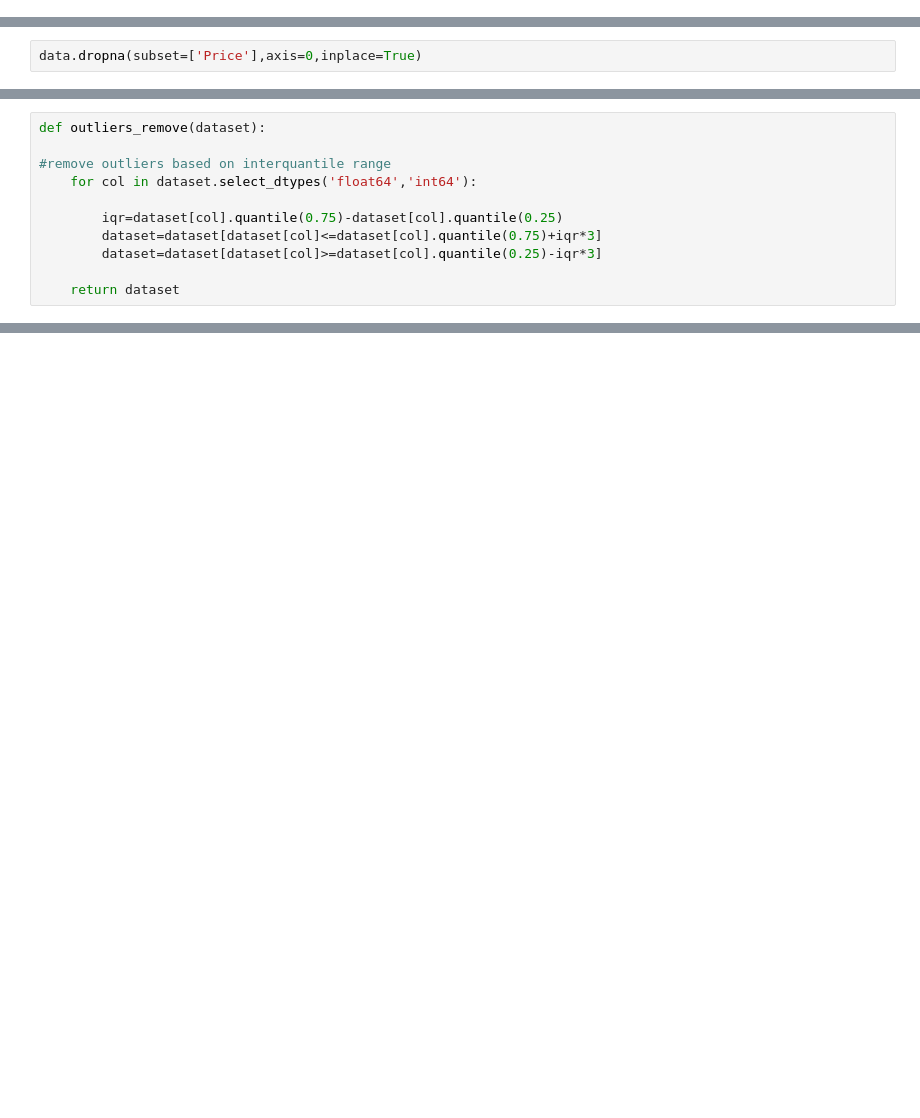
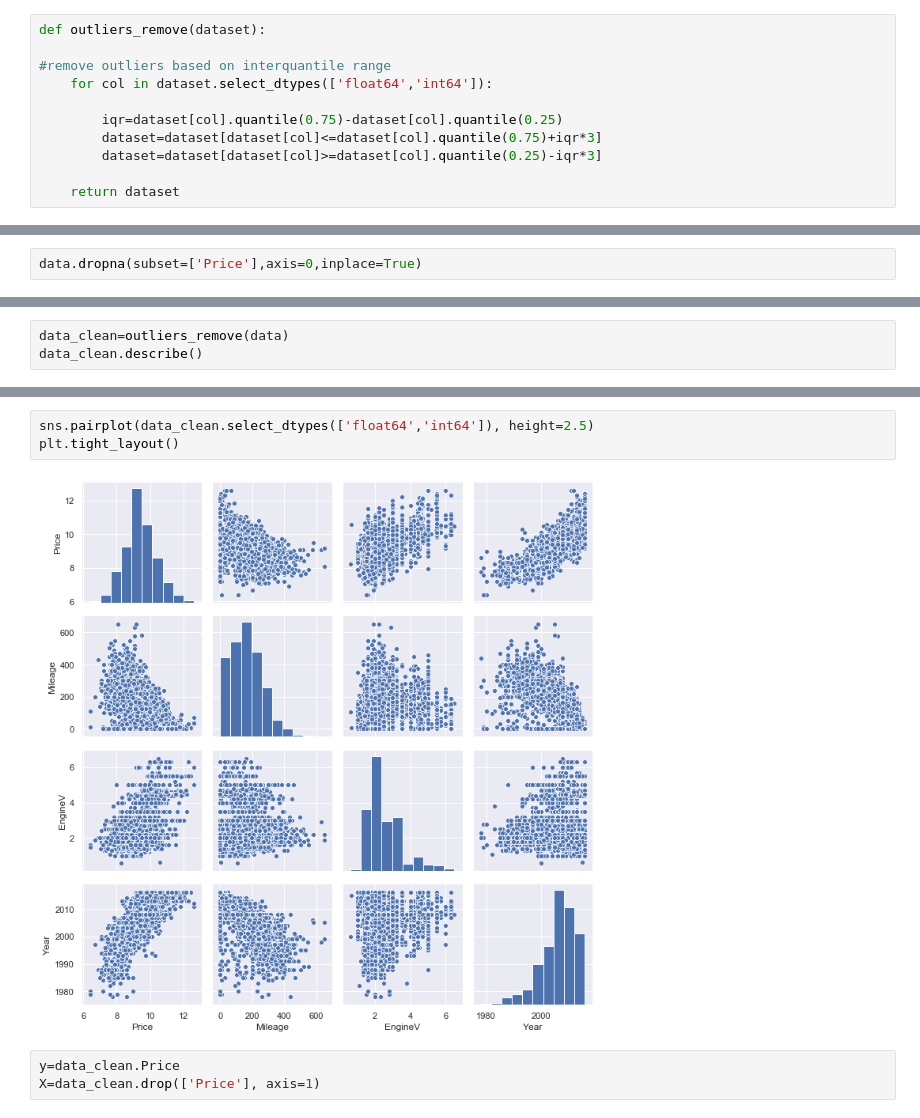
Before and after one commit to fivkat/Car_price_prediction, a Jupyter notebook: Car_price_prediction.ipynb, the cells around one changed output, grey strips where cells are left out. Drawn from its saved outputs; the diff is of its cells as text; blank space fills up the shorter version.

```diff
--- a/Car_price_prediction.ipynb
+++ b/Car_price_prediction.ipynb
@@ -32,0 +33,11 @@ Importing dataset. We can observe that there are numeric and categorical columns
+# %%
+def outliers_remove(dataset):
+
+#remove outliers based on interquantile range
+    for col in dataset.select_dtypes(['float64','int64']):
+
+        iqr=dataset[col].quantile(0.75)-dataset[col].quantile(0.25)
+        dataset=dataset[dataset[col]<=dataset[col].quantile(0.75)+iqr*3]
+        dataset=dataset[dataset[col]>=dataset[col].quantile(0.25)-iqr*3]
+
+    return dataset
@@ -69,11 +259,0 @@ plt.tight_layout()
-# %%
-def outliers_remove(dataset):
-
-#remove outliers based on interquantile range
-    for col in dataset.select_dtypes('float64','int64'):
-
-        iqr=dataset[col].quantile(0.75)-dataset[col].quantile(0.25)
-        dataset=dataset[dataset[col]<=dataset[col].quantile(0.75)+iqr*3]
-        dataset=dataset[dataset[col]>=dataset[col].quantile(0.25)-iqr*3]
-
-    return dataset
@@ -295,0 +273,3 @@ Accuracy: 0.882
+# %%
+data_clean=outliers_remove(data)
+data_clean.describe()
@@ -295,0 +286,8 @@ Accuracy: 0.882
+# %%
+sns.pairplot(data_clean.select_dtypes(['float64','int64']), height=2.5)
+plt.tight_layout()
+# %% [output]
+[figure, added]
+# %%
+y=data_clean.Price
+X=data_clean.drop(['Price'], axis=1)
```
Also changed, not shown: parts of 57 cells of this notebook.
